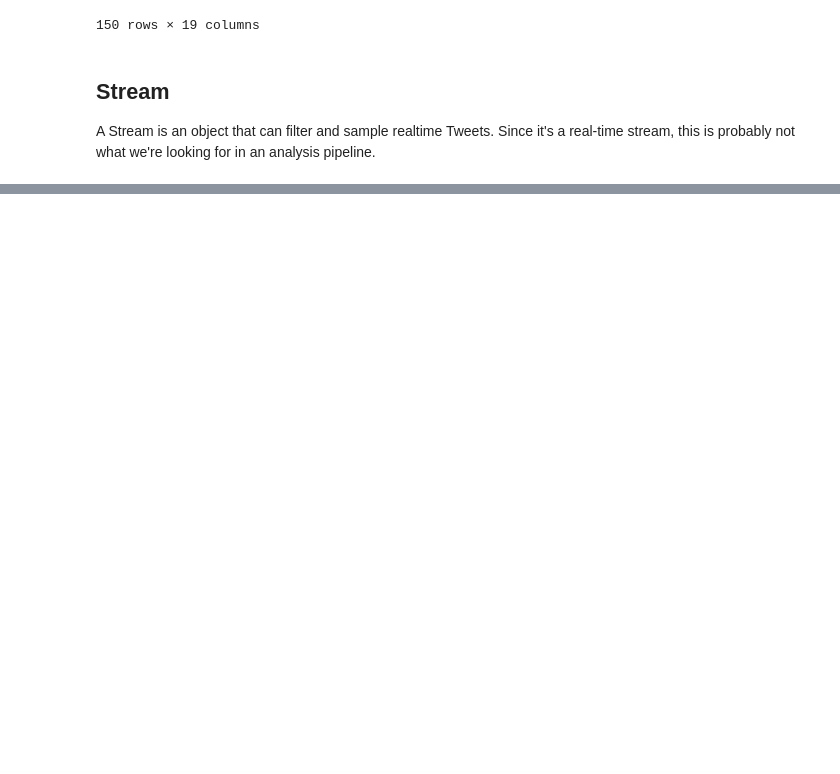
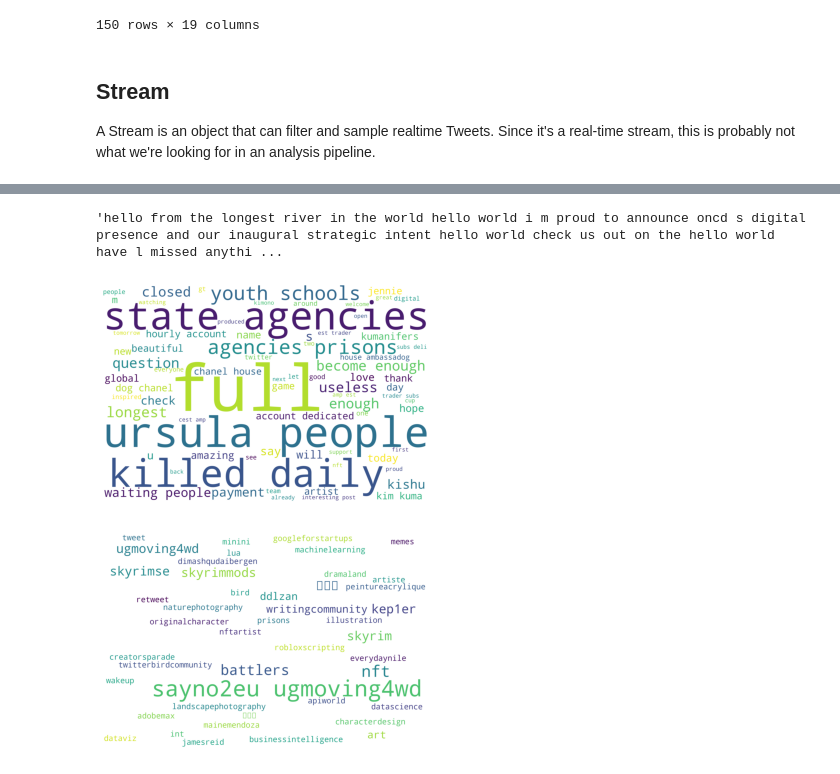
Before and after one commit to rethink-media/rethink-twitter, a Jupyter notebook: notebooks/exploration.ipynb, the cells around one changed output, grey strips where cells are left out. Saved outputs shown, nothing was run; the diff lists cells and outputs as text; code cells hidden in the pictures; blank space fills up the shorter version.

Commit message:
word cloud

```diff
--- a/notebooks/exploration.ipynb
+++ b/notebooks/exploration.ipynb
@@ -427,0 +457,9 @@ stream.sample(languages=["en"])
+# %%
+# splitting string into list of words, removing hashtags, usernames, links, and retweet indicator
+word_list = tweet_text.split(" ")
+hash_list = [word for word in word_list if word.startswith("#")]
+user_list = [word for word in word_list if word.startswith("@")]
+link_list = [word for word in word_list if word.startswith("http")]
+word_list = [word for word in word_list if word not in hash_list + user_list + link_list]
+word_list = [word for word in word_list if word != "rt"]
+word_list
@@ -427,0 +484,8 @@ stream.sample(languages=["en"])
+# %%
+# using nltk tokenizer to further pre-process text, removing non-alpha words
+from nltk.tokenize import word_tokenize
+nltk.download('punkt')
+tweet_text = " ".join(word_list)
+word_list = word_tokenize(tweet_text)
+word_list = [word for word in word_list if word.isalpha()]
+word_list
@@ -427,0 +512,31 @@ stream.sample(languages=["en"])
+# %%
+# joining list of words into final cleaned string
+tweet_text = " ".join(word_list)
+tweet_text
+# %% [output]
+'hello from the longest river in the world hello world i m proud to announce oncd s digital presence and our inaugural strategic intent hello world check us out on the hello world have l missed anythi ...
+# %%
+# generating word cloud
+from wordcloud import WordCloud, STOPWORDS
+import matplotlib.pyplot as plt
+
+stopwords = set(STOPWORDS)
+stopwords.update(["hello", "world"])
+
+# word cloud for text
+wc_fig = plt.figure()
+word_cloud = WordCloud(background_color="white", width=3000, height=2000, max_words=75, prefer_horizontal=1.0, stopwords=stopwords)
+word_cloud.generate(tweet_text)
+plt.imshow(word_cloud)
+plt.axis("off")
+plt.show()
+
+# word cloud for hashtags
+word_cloud = WordCloud(background_color="white", width=3000, height=2000, max_words=75, prefer_horizontal=1.0, stopwords=stopwords)
+word_cloud.generate(" ".join(hash_list))
+plt.imshow(word_cloud)
+plt.axis("off")
+plt.show()
+# %% [output]
+[figure, added]
+[figure, added]
```
Also changed, not shown: parts of 8 cells of this notebook, 2 other files.
